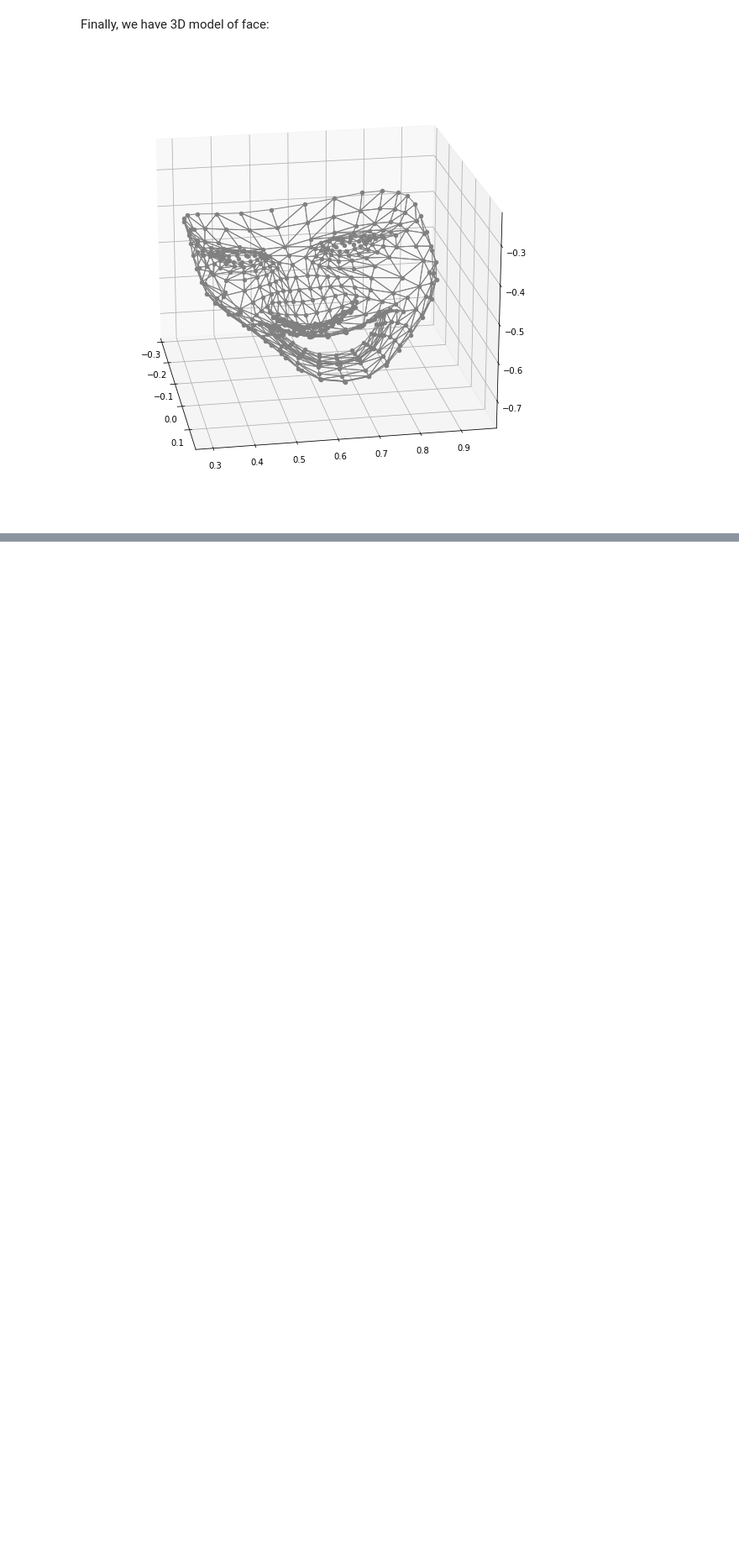
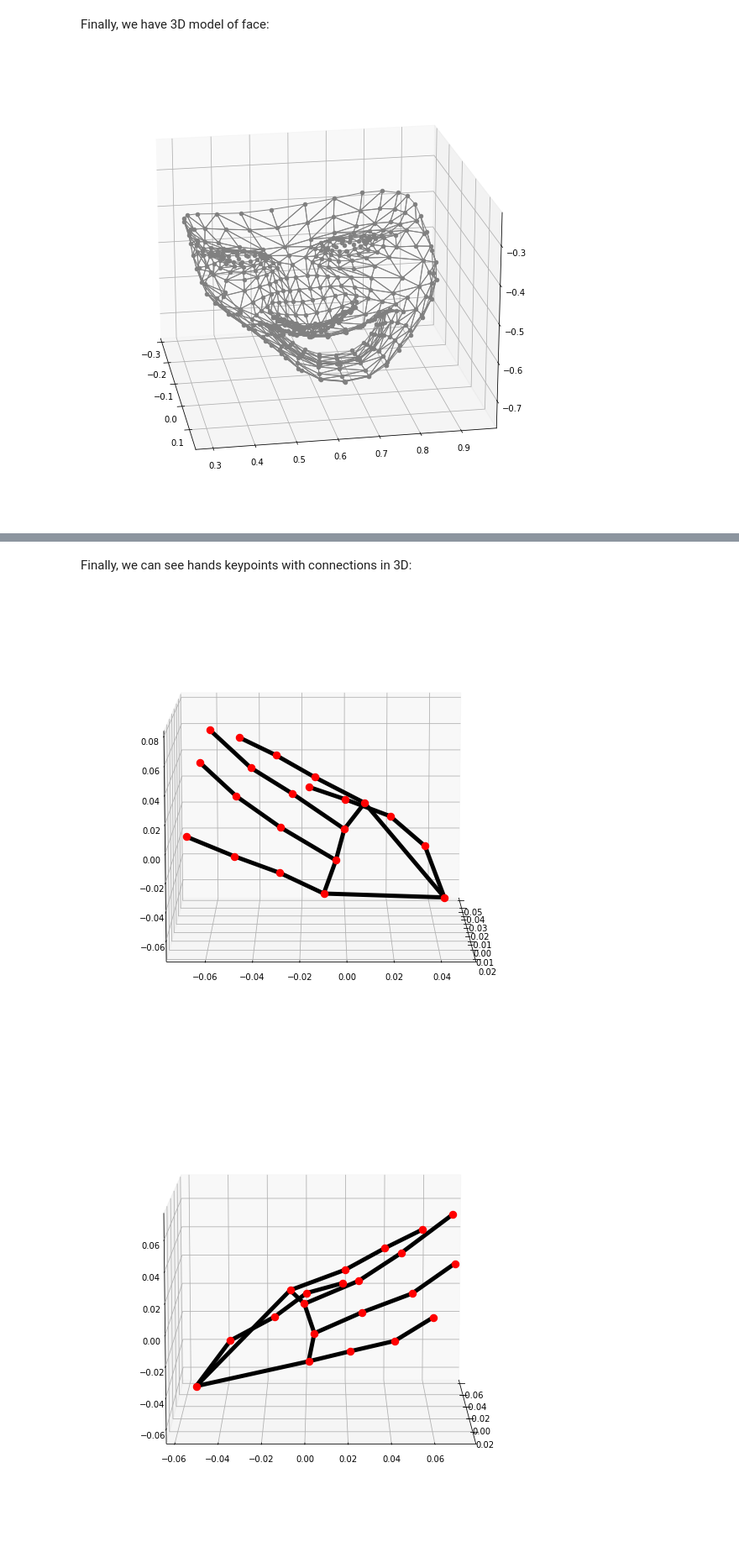
Before and after one commit to hearai/hearai, a Jupyter notebook: pose_estimation/mp_test.ipynb, the cells around one changed output, grey strips where cells are left out. Shown at 84% size. Cells and saved outputs as stored; diff of their text form; code cells hidden in the pictures; blank space fills up the shorter version.

```diff
--- a/pose_estimation/mp_test.ipynb
+++ b/pose_estimation/mp_test.ipynb
@@ -292,0 +399,10 @@ mp_drawing.plot_landmarks(landmark_list=first_face_landmarks,
+# %% [markdown]
+Finally, we can see hands keypoints with connections in 3D:
+# %%
+for hand_world_landmarks in results.multi_hand_world_landmarks:
+      mp_drawing.plot_landmarks(hand_world_landmarks,
+                                mp_hands.HAND_CONNECTIONS,
+                                azimuth=0)
+# %% [output]
+[figure, added]
+[figure, added]
```
Also changed, not shown: parts of 10 cells of this notebook, 1 other file.
